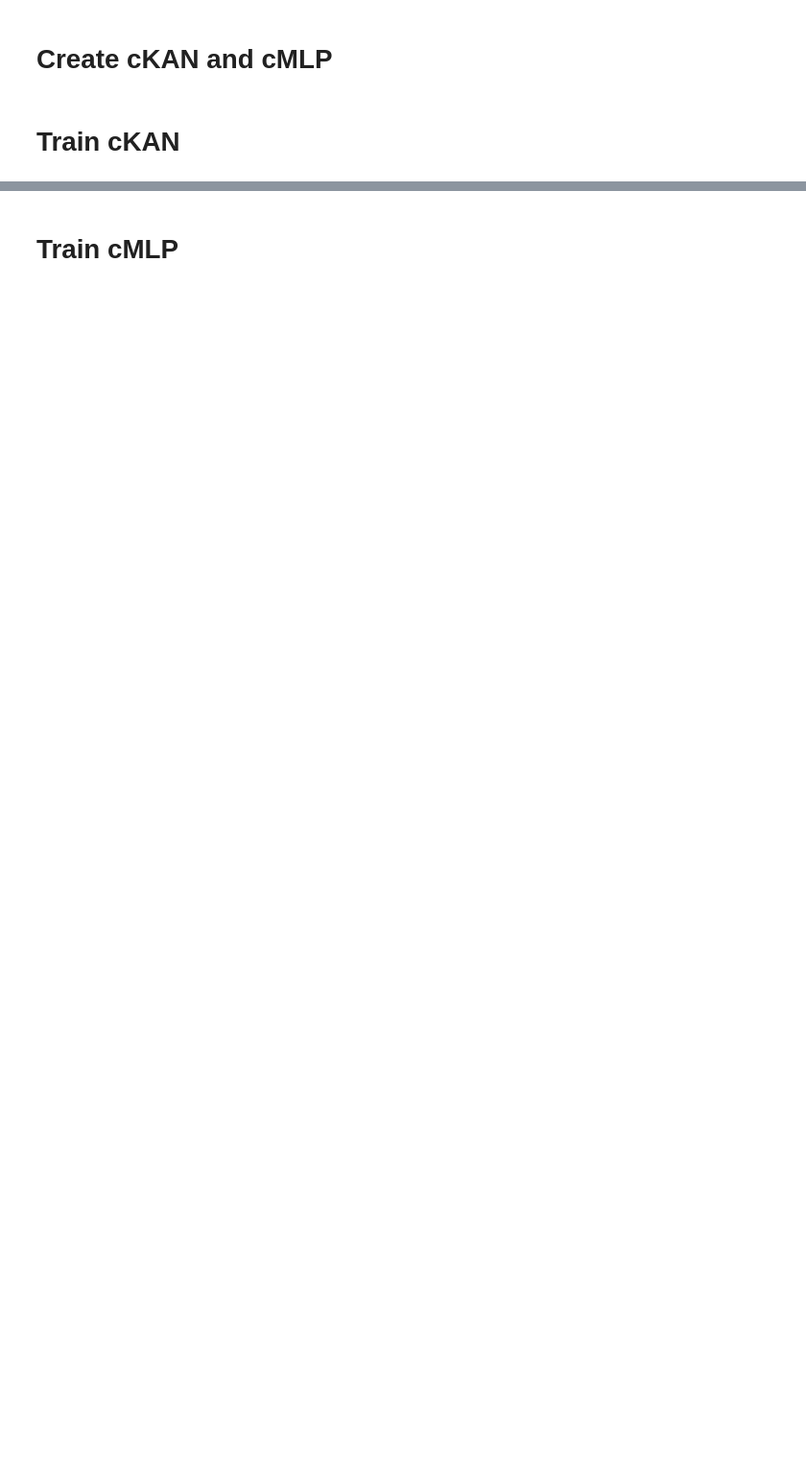
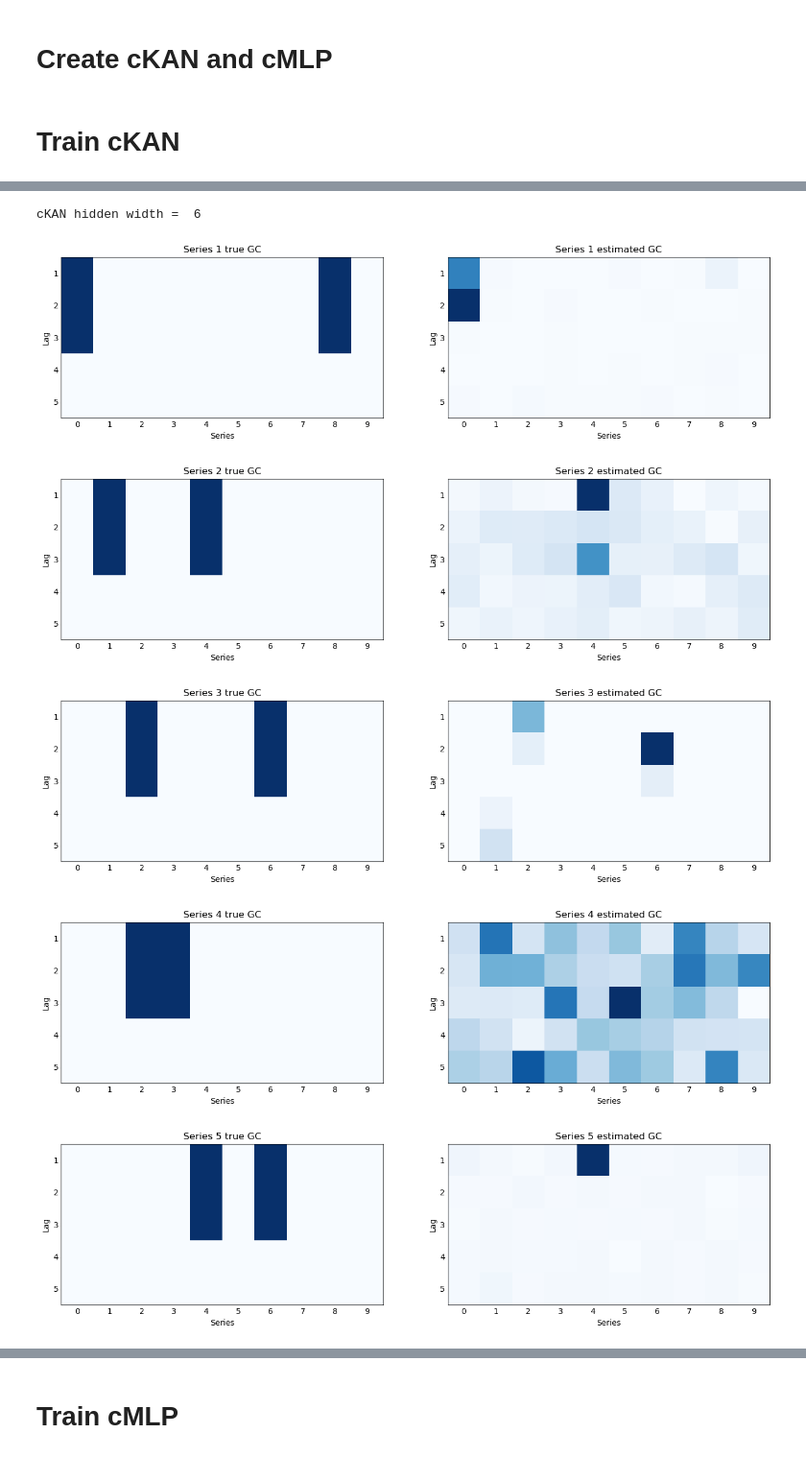
Before and after one commit to MorganREN/causal-KANs, a Jupyter notebook: cKANvscMLP_lagged_var.ipynb, the cells around one changed output, grey strips where cells are left out. Shown: that part at 96% size. Cells and saved outputs as stored; diff of their text form; code cells hidden in the pictures; blank space fills up the shorter version.

```diff
--- a/cKANvscMLP_lagged_var.ipynb
+++ b/cKANvscMLP_lagged_var.ipynb
@@ -98,0 +101,11 @@ Accuracy = 100.00%
+# %%
+for i in range(len(widths)):
+    print("cKAN hidden width = ", widths[i])
+    plot_lag_scores(cKANs[i], X, GC, lag_input, num_series)
+# %% [output]
+cKAN hidden width =  6
+[figure, added]
+[figure, added]
+[figure, added]
+[figure, added]
+[figure, added]
```
Also changed, not shown: parts of 9 cells of this notebook.
